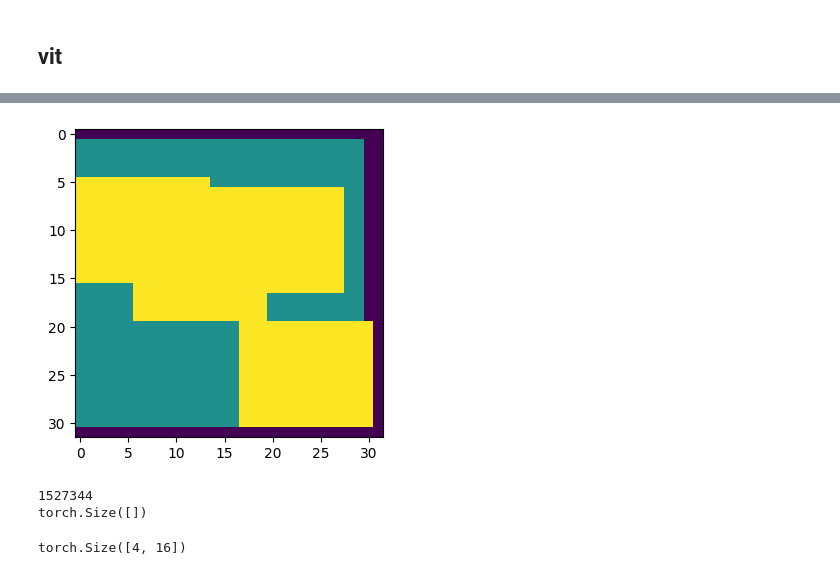
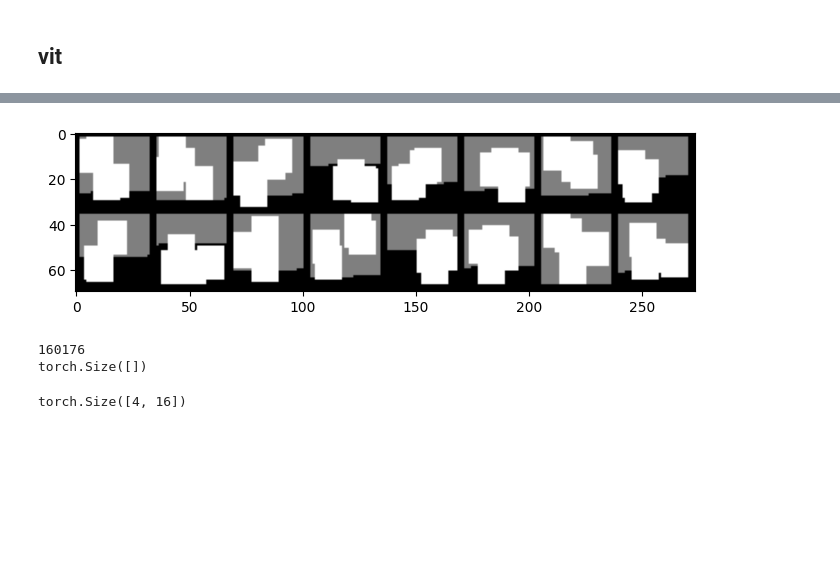
Before and after one commit to eisbetterthanpi/JEPA, a Jupyter notebook: I_JEPA.ipynb, the cells around one changed output, grey strips where cells are left out. Saved outputs shown, nothing was run; the diff lists cells and outputs as text; code cells hidden in the pictures; blank space fills up the shorter version.

```diff
--- a/I_JEPA.ipynb
+++ b/I_JEPA.ipynb
@@ -662,6 +689,8 @@ imshow(torchvision.utils.make_grid(mask, nrow=8))
 # %%
 # @title masks
 import torch
+import numpy as np
+import matplotlib.pyplot as plt
 
 def multiblock(seq, min_s, max_s, M=1): # https://github.com/facebookresearch/ijepa/blob/main/src/masks/multiblock.py
     mask_len = torch.rand(1) * (max_s - min_s) + min_s # in (min_s, max_s) # all blocks same size
@@ -810,41 +839,47 @@ class MaskCollator(object):
                 print(f'Encountered exception in mask-generator {e}')
 
             masks_e = []
             for _ in range(self.nenc):
                 mask, _ = self._sample_block_mask(e_size, acceptable_regions=acceptable_regions)
                 masks_e.append(mask)
                 min_keep_enc = min(min_keep_enc, len(mask))
             collated_masks_enc.append(masks_e)
         collated_masks_pred = [[cm[:min_keep_pred] for cm in cm_list] for cm_list in collated_masks_pred]
         collated_masks_pred = torch.utils.data.default_collate(collated_masks_pred)
         # --
         collated_masks_enc = [[cm[:min_keep_enc] for cm in cm_list] for cm_list in collated_masks_enc]
         collated_masks_enc = torch.utils.data.default_collate(collated_masks_enc)
         return collated_masks_enc, collated_masks_pred
 
 mask_collator = MaskCollator(hw=(32,32), enc_mask_scale=(.85, 1.), pred_mask_scale=(.15, .2), aspect_ratio=(.75, 1.5),
         nenc=1, npred=4, min_keep=4,
         # allow_overlap=True)
         allow_overlap=False)
 
-collated_masks_enc, collated_masks_pred = mask_collator(4)
+b=16
+collated_masks_enc, collated_masks_pred = mask_collator(b)
 ctx_index, trg_index = torch.stack(collated_masks_enc).squeeze(0), torch.stack(collated_masks_pred).transpose(0,1).flatten(1).unique(dim=1) # [num_msk, b,num_tok]->[b,num_tok] # [64, 65], [64, 32]
 
-mask = torch.zeros(1 ,32*32)
-mask[:, trg_index[:1]] = 1
-mask[:, ctx_index[:1]] = .5
-mask = mask.reshape(1,32,32)
+# mask = torch.zeros(1 ,32*32)
+# mask[:, trg_index[:1]] = 1
+# mask[:, ctx_index[:1]] = .5
+# mask = mask.reshape(1,32,32)
 
 def imshow(img):
     npimg = img.numpy()
+    plt.rcParams["figure.figsize"] = (8,8)
     plt.imshow(np.transpose(npimg, (1, 2, 0)))
-    plt.rcParams["figure.figsize"] = (4,4)
     plt.show()
-imshow(mask)
+# imshow(mask)
+
+mask = torch.zeros(b ,32*32)
+mask[torch.arange(b).unsqueeze(-1), trg_index] = 1
+mask[torch.arange(b).unsqueeze(-1), ctx_index] = .5
+mask = mask.reshape(b,1,32,32)
 import torchvision
 imshow(torchvision.utils.make_grid(mask, nrow=8))
 # %% [output]
-[figure, old version]
+[figure, new version]
 # %%
 # @title Transformer Predictor
 import torch
@@ -894,10 +929,10 @@ device = "cuda" if torch.cuda.is_available() else "cpu"
 class IJEPA(nn.Module):
     def __init__(self, in_dim=3, d_model=32, out_dim=None, nlayers=2, n_heads=4):
         super().__init__()
-        out_dim = out_dim or d_model
+        self.out_dim = out_dim = out_dim or d_model
         self.patch_size = 4 # 4
-        self.student = Hiera(self.patch_size, in_dim, d_model, out_dim=out_dim, n_heads=n_heads, nlayers=nlayers, drop=0.)
-        # self.student = ViT(self.patch_size, in_dim, d_model, out_dim=out_dim, n_heads=n_heads, nlayers=nlayers, drop=0.)
+        # self.student = Hiera(self.patch_size, in_dim, d_model, out_dim=out_dim, n_heads=n_heads, nlayers=nlayers, drop=0.)
+        self.student = ViT(self.patch_size, in_dim, d_model, out_dim=out_dim, n_heads=n_heads, nlayers=nlayers, drop=0.)
         # self.predicter = TransformerPredictor(out_dim, d_model//2, out_dim, n_heads=n_heads, nlayers=nlayers//2, drop=0.)
         self.predicter = TransformerPredictor(out_dim, 3*d_model//8, out_dim, n_heads=4, nlayers=1, drop=0.)
         import copy
@@ -907,8 +942,8 @@ class IJEPA(nn.Module):
     def loss(self, x): #
         b,c,h,w = x.shape
         # print('ijepa loss x',x.shape)
-        hw=(8,8)
-        # hw=(32,32)
+        # hw=(8,8)
+        hw=(32,32)
         mask_collator = MaskCollator(hw, enc_mask_scale=(.85, 1.), pred_mask_scale=(.15, .2), aspect_ratio=(.75, 1.5), nenc=1, npred=4, min_keep=4, allow_overlap=False)
         collated_masks_enc, collated_masks_pred = mask_collator(b)
         context_indices, trg_indices = torch.stack(collated_masks_enc).squeeze(0), torch.stack(collated_masks_pred).transpose(0,1).flatten(1).unique(dim=1) # [num_msk, b,num_tok]->[b,num_tok] # [64, 65], [64, 32]
@@ -944,12 +979,15 @@ class IJEPA(nn.Module):
 # learn convemb
 # lr pred,student: 3e-3/1e-2, 1e-3
 
-ijepa = IJEPA(in_dim=3, d_model=64, out_dim=64, nlayers=4, n_heads=4).to(device)#.to(torch.float)
-# ijepa = IJEPA(in_dim=3, d_model=1024, out_dim=16, nlayers=12, d_head=16).to(device)#.to(torch.float)
-# optim = torch.optim.AdamW(ijepa.parameters(), lr=1e-3) # 1e-3?
-optim = torch.optim.AdamW([{'params': ijepa.student.parameters()},
-    {'params': ijepa.predicter.parameters(), 'lr': 3e-3}], lr=1e-3, weight_decay=1e-2) # good 3e-3,1e-3 ; default 1e-2, 5e-2
-    # {'params': ijepa.predicter.parameters(), 'lr': 1e-2}], lr=1e-3, weight_decay=1e-2)
+# vit 1lyr 15.4sec 15.6
+
+# ijepa = IJEPA(in_dim=3, d_model=64, out_dim=64, nlayers=4, n_heads=4).to(device)
+ijepa = IJEPA(in_dim=3, d_model=64, out_dim=64, nlayers=1, n_heads=4).to(device)
+# ijepa = IJEPA(in_dim=3, d_model=32, out_dim=32, nlayers=1, n_heads=4).to(device)
+optim = torch.optim.AdamW(ijepa.parameters(), lr=1e-3) # 1e-3?
+# optim = torch.optim.AdamW([{'params': ijepa.student.parameters()},
+#     {'params': ijepa.predicter.parameters(), 'lr': 3e-3}], lr=1e-3, weight_decay=1e-2) # good 3e-3,1e-3 ; default 1e-2, 5e-2
+#     # {'params': ijepa.predicter.parameters(), 'lr': 1e-2}], lr=1e-3, weight_decay=1e-2)
 
 # https://github.com/facebookresearch/ijepa/blob/main/configs/in1k_vith14_ep300.yaml
 # d_model 1024,384
@@ -972,11 +1010,11 @@ class Classifier(nn.Module):
         super().__init__()
         self.classifier = nn.Linear(in_dim, num_classes)
     def forward(self, x): return self.classifier(x)
-classifier = Classifier(64, 10).to(device)
+classifier = Classifier(ijepa.out_dim, 10).to(device)
 coptim = torch.optim.SGD(classifier.parameters(), lr=1e-3)
 # optim = torch.optim.AdamW([{'params': ijepa.parameters()}, {'params': classifier.parameters(), 'lr': 1e-3}], lr=1e-3)
 # %% [output]
-1527344
+160176
 torch.Size([])
 # %%
 # @title TransformerVICReg
```
Also changed, not shown: parts of 7 cells of this notebook.
